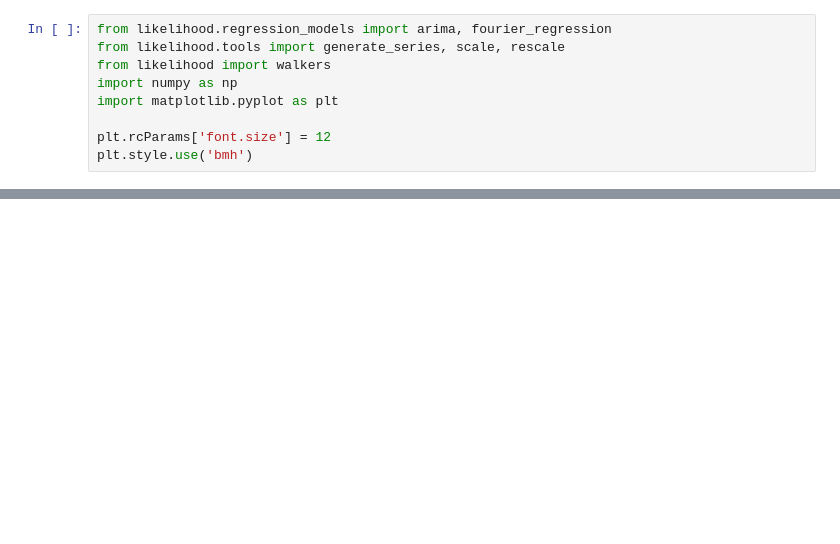
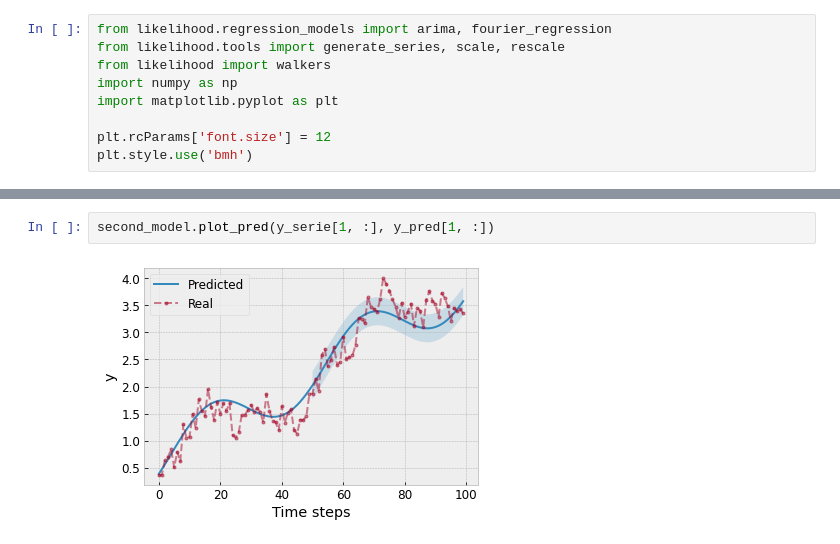
Before and after one commit to jzsmoreno/likelihood, a Jupyter notebook: examples/Regression_Models.ipynb, the cells around one changed output, grey strips where cells are left out. Saved outputs shown, nothing was run; the diff lists cells and outputs as text; blank space fills up the shorter version.

```diff
--- a/examples/Regression_Models.ipynb
+++ b/examples/Regression_Models.ipynb
@@ -54,0 +58,4 @@ The period is 25.0
+# %%
+second_model.plot_pred(y_serie[1, :], y_pred[1, :])
+# %% [output]
+[figure, added]
```
Also changed, not shown: parts of 3 cells of this notebook, 8 other files.
